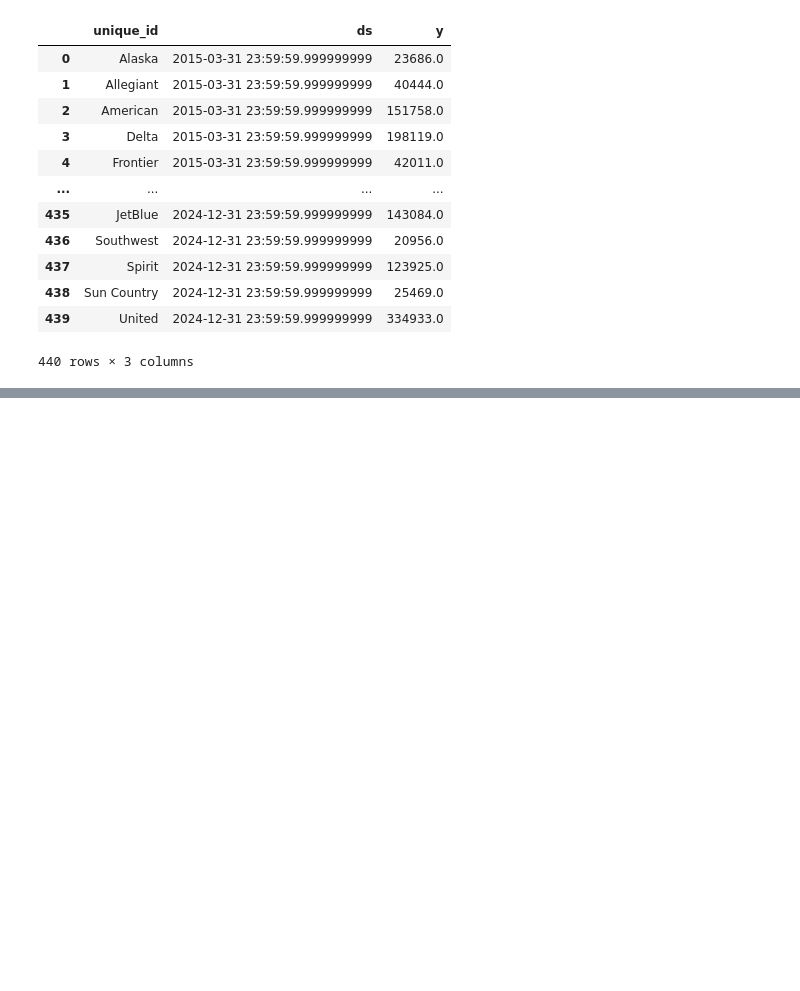
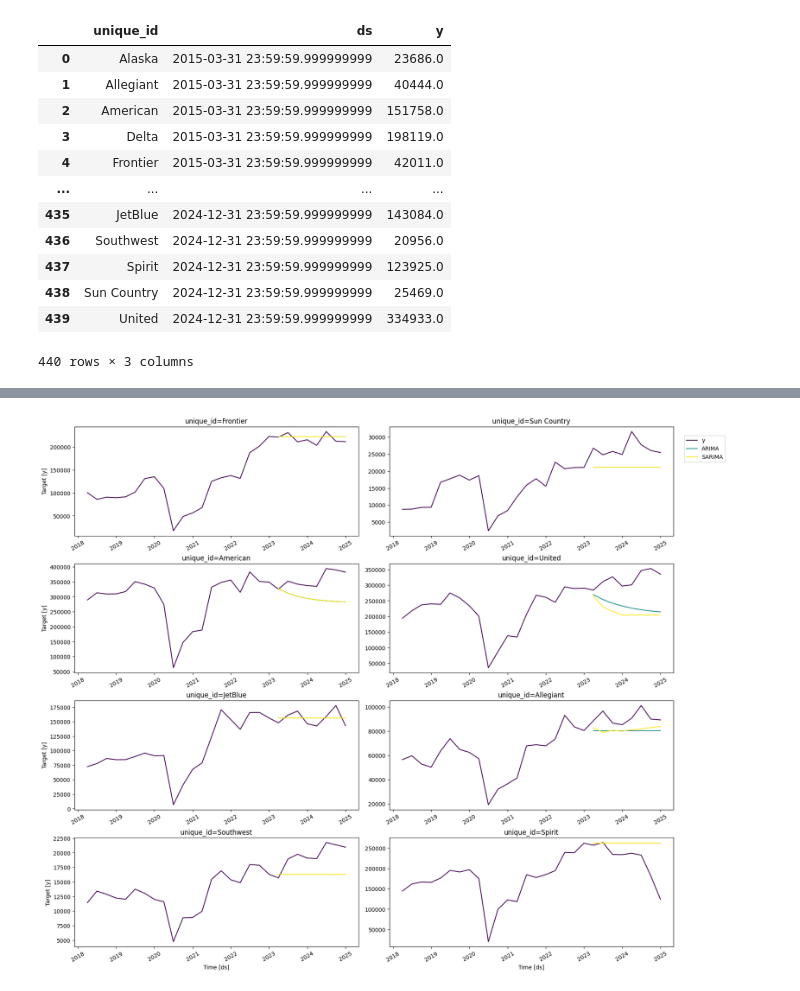
Before and after one commit to PranavShidlaghatta/BaggageRevenueModel, a Jupyter notebook: notebooks/bag_rev_forecast.ipynb, the cells around one changed output, grey strips where cells are left out. Cells and saved outputs as stored; diff of their text form; code cells hidden in the pictures; blank space fills up the shorter version.

```diff
--- a/notebooks/bag_rev_forecast.ipynb
+++ b/notebooks/bag_rev_forecast.ipynb
@@ -96,0 +95,15 @@ ValueError: Unknown format code 'f' for object of type 'str'
+# %%
+# ARIMA and SARIMA Models
+
+models = [
+    AutoARIMA(season_length=1, max_P=0, max_Q=0, alias="ARIMA"),
+    AutoARIMA(season_length=2, max_P=2, max_Q=2, alias="SARIMA"),
+]
+
+sf = StatsForecast(models=models, freq='QE')
+sf.fit(df=train)
+arima_preds = sf.predict(h=horizon)
+
+arima_eval_df = pd.merge(test, arima_preds, 'inner', ['ds', 'unique_id'])
+arima_eval = evaluate( df=arima_eval_df, metrics=[mae] )
+arima_eval
@@ -96,0 +123,16 @@ ValueError: Unknown format code 'f' for object of type 'str'
+# %%
+# plotting
+
+ids_to_show = df_long['unique_id'].unique().tolist()
+arima_plot = arima_preds[["unique_id","ds","ARIMA","SARIMA"]]
+
+# Make the plot
+plot_series(
+    df=df_long,
+    forecasts_df=arima_plot,
+    ids=ids_to_show,
+    max_insample_length=28,
+    palette="viridis"
+)
+# %% [output]
+[figure, added]
```
Also changed, not shown: parts of 4 cells of this notebook.
